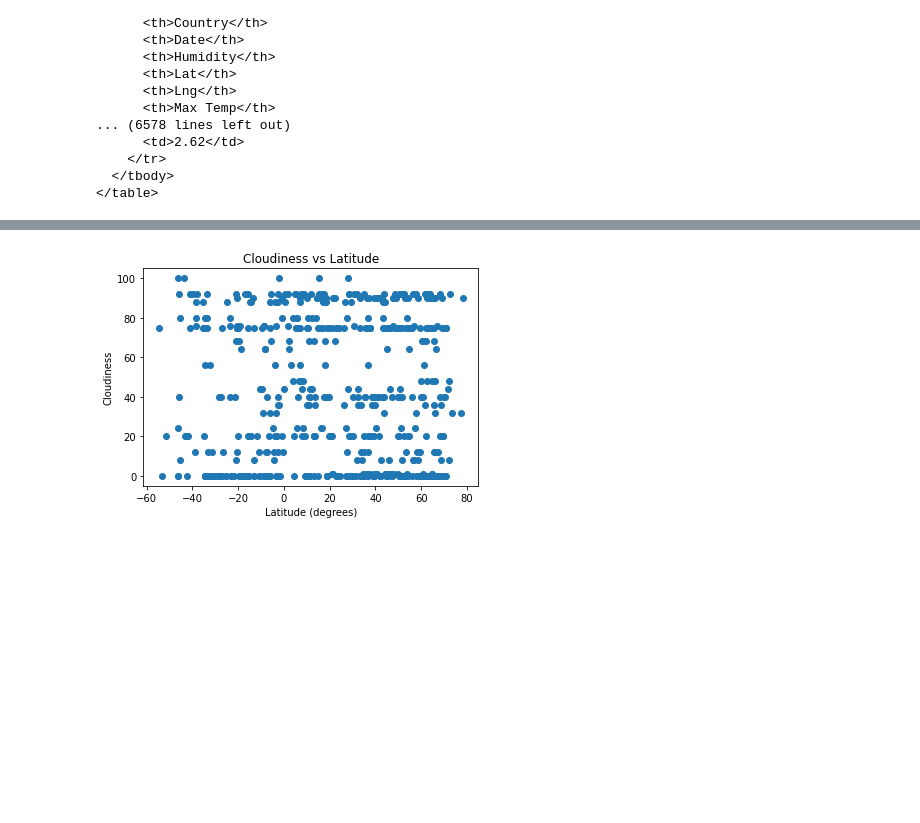
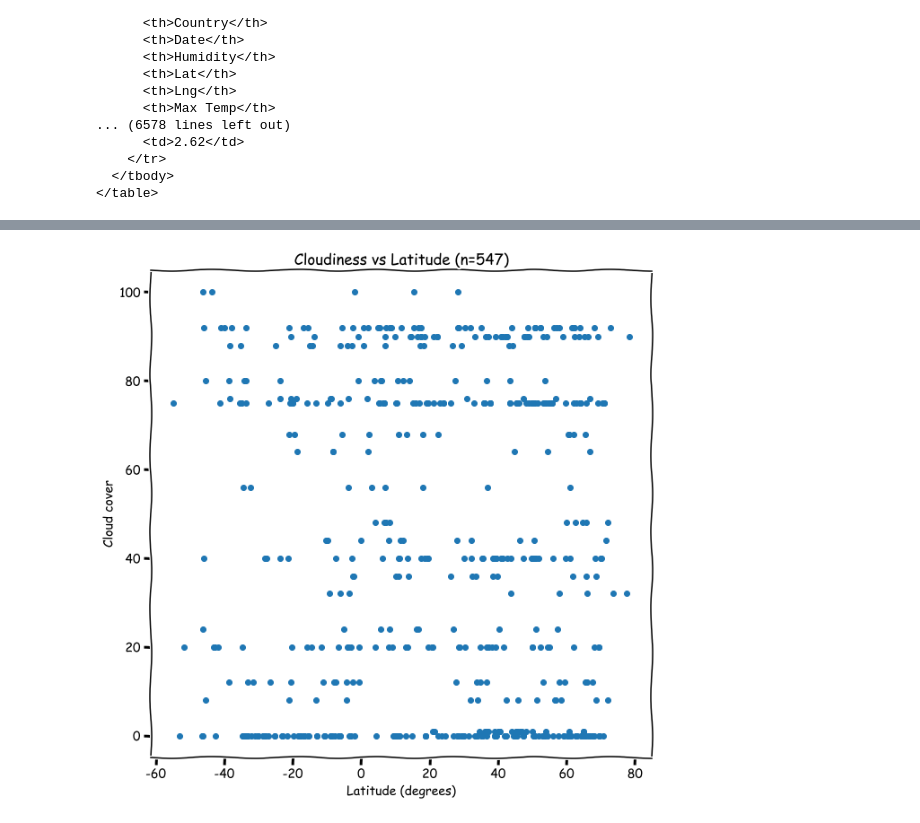
Before and after one commit to papadiscobravo/Web-Design-Challenge, a Jupyter notebook: CSV-to-DF-to-HTML.ipynb, the cells around one changed output, grey strips where cells are left out. Saved outputs shown, nothing was run; the diff lists cells and outputs as text; code cells hidden in the pictures; blank space fills up the shorter version.

```diff
--- a/CSV-to-DF-to-HTML.ipynb
+++ b/CSV-to-DF-to-HTML.ipynb
@@ -88,16 +98,18 @@ plt.show()
 # %%
 xValues = lat
 yValues = cloudiness
 
 # Create a scatterplot for temperature vs latitude
-plt.scatter(xValues,yValues)
-plt.title("Cloudiness vs Latitude")
-plt.xlabel("Latitude (degrees)")
-plt.ylabel("Cloudiness")
-plt.savefig("assets/TempCloud.png")
-plt.show()
+with plt.xkcd():
+    plt.figure(figsize=(10,10))
+    plt.scatter(xValues,yValues)
+    plt.title(f"Cloudiness vs Latitude (n={cloud_N})")
+    plt.xlabel("Latitude (degrees)")
+    plt.ylabel("Cloud cover")
+    plt.savefig("assets/CloudLat.png")
+    plt.show()
 # %% [output]
-[figure, old version]
+[figure, new version]
 # %%
 xValues = lat
 yValues = windiness
```
Also changed, not shown: parts of 4 cells of this notebook, 12 other files.
